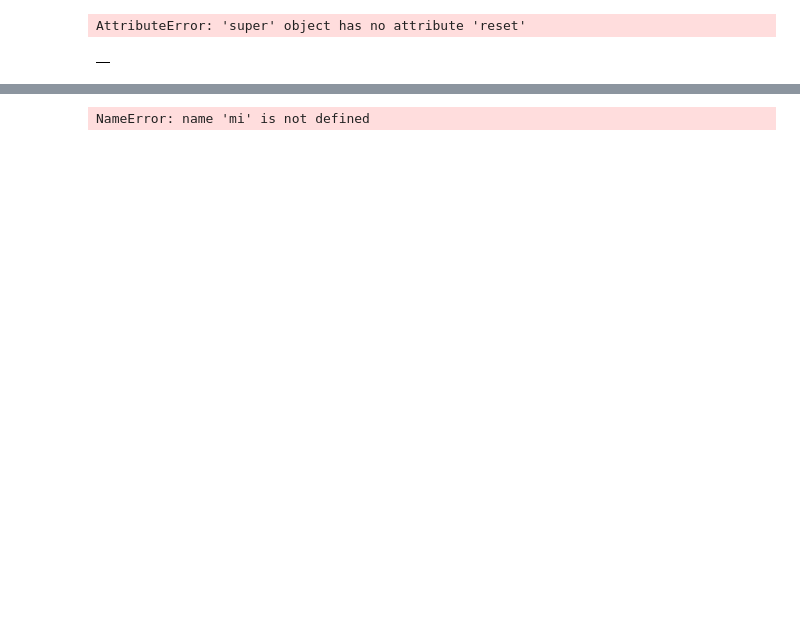
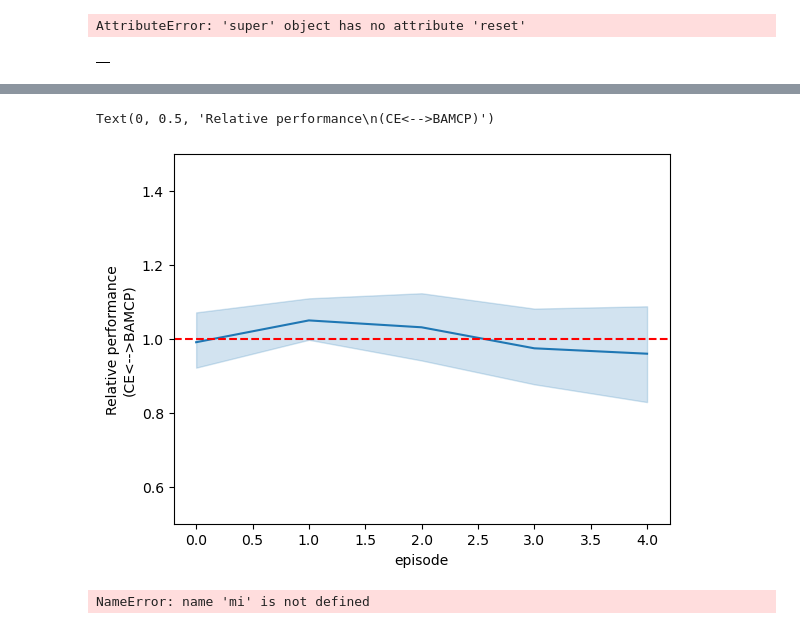
Before and after one commit to tgham/context_exploration, a Jupyter notebook: GP_worlds.ipynb, the cells around one changed output, grey strips where cells are left out. Drawn from its saved outputs; the diff is of its cells as text; code cells hidden in the pictures; blank space fills up the shorter version.

```diff
--- a/GP_worlds.ipynb
+++ b/GP_worlds.ipynb
@@ -1234,3 +1259,33 @@ scipy.stats.ttest_rel(t1, t2)
+# %%
+## for each episode, calculate the accrued cost of one agent relative to the other
+# BAMCP_costs = (df_sim.loc[df_sim['agent']=='BAMCP', 'actual_cost'].to_numpy())
+# CE_costs = (df_sim.loc[df_sim['agent']=='CE', 'actual_cost'].to_numpy())
+# rel_perf = CE_costs/BAMCP_costs
+
+## new df
+df_rel_perf =pd.DataFrame(columns=['mountain', 'episode', 'rel_perf'])
+for m in df_sim['mountain'].unique():
+    for e in range(n_episodes):
+        rel = df_sim.loc[(df_sim['agent']=='CE') & (df_sim['mountain']==m) & (df_sim['episode']==e), 'actual_cost'].values[0]/df_sim.loc[(df_sim['agent']=='BAMCP') & (df_sim['mountain']==m) & (df_sim['episode']==e), 'actual_cost'].values[0]
+        row = pd.Series({
+            'mountain': m,
+            'episode': e,
+            'rel_perf': rel
+        })
+        df_tmp = pd.DataFrame(columns = ['mountain', 'episode', 'rel_perf'])
+        for key in row.keys():
+            df_tmp[key] = [row[key]]
+        df_rel_perf = pd.concat([df_rel_perf, df_tmp], ignore_index = True)
+
+sns.lineplot(data = df_rel_perf, x = 'episode', y = 'rel_perf')
+plt.ylim(0.5,1.5)
+plt.axhline(1, color = 'r', linestyle = '--')
+
+## add text to y-axis label - i.e. above 1 indicates BAMCP is better, below 1 indicates CE is better
+plt.ylabel('Relative performance\n(CE<-->BAMCP)')
+# %% [output]
+Text(0, 0.5, 'Relative performance\n(CE<-->BAMCP)')
+[figure, added]
 # %%
 costs = all_mountains['p_costs'][mi]
 plt.figure()
```
Also changed, not shown: parts of 15 cells of this notebook, 7 other files.
